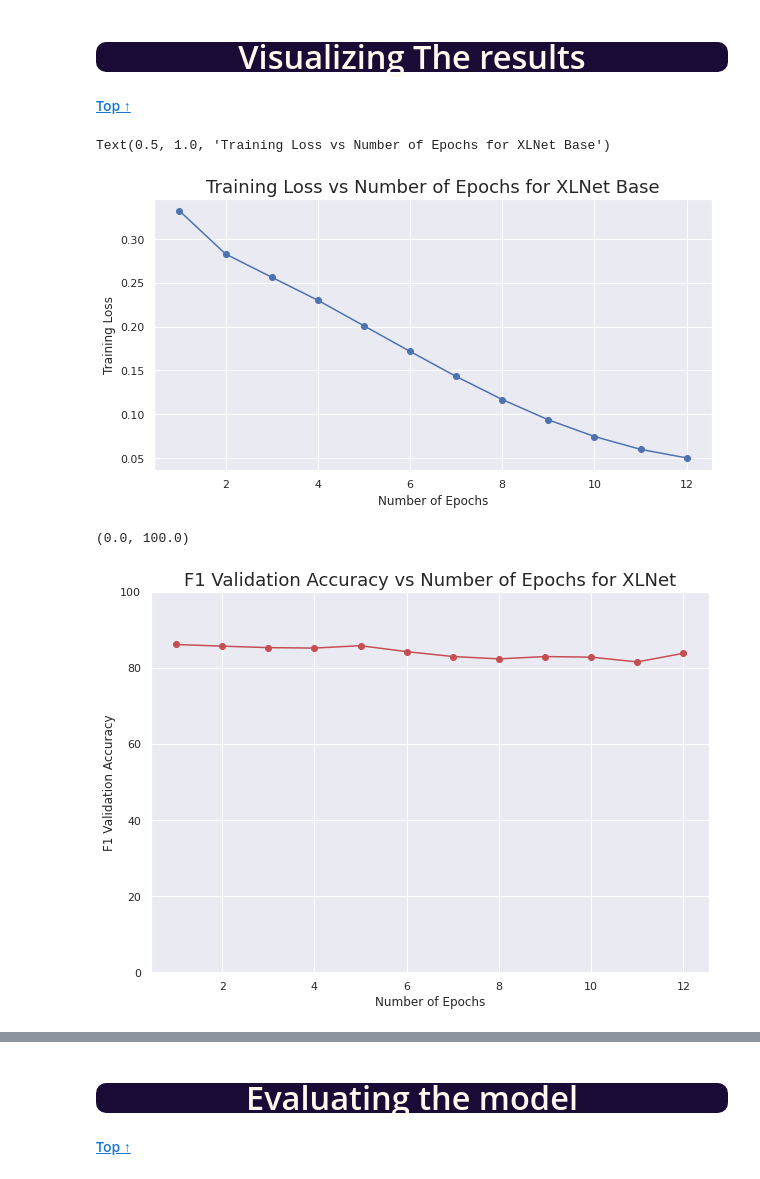
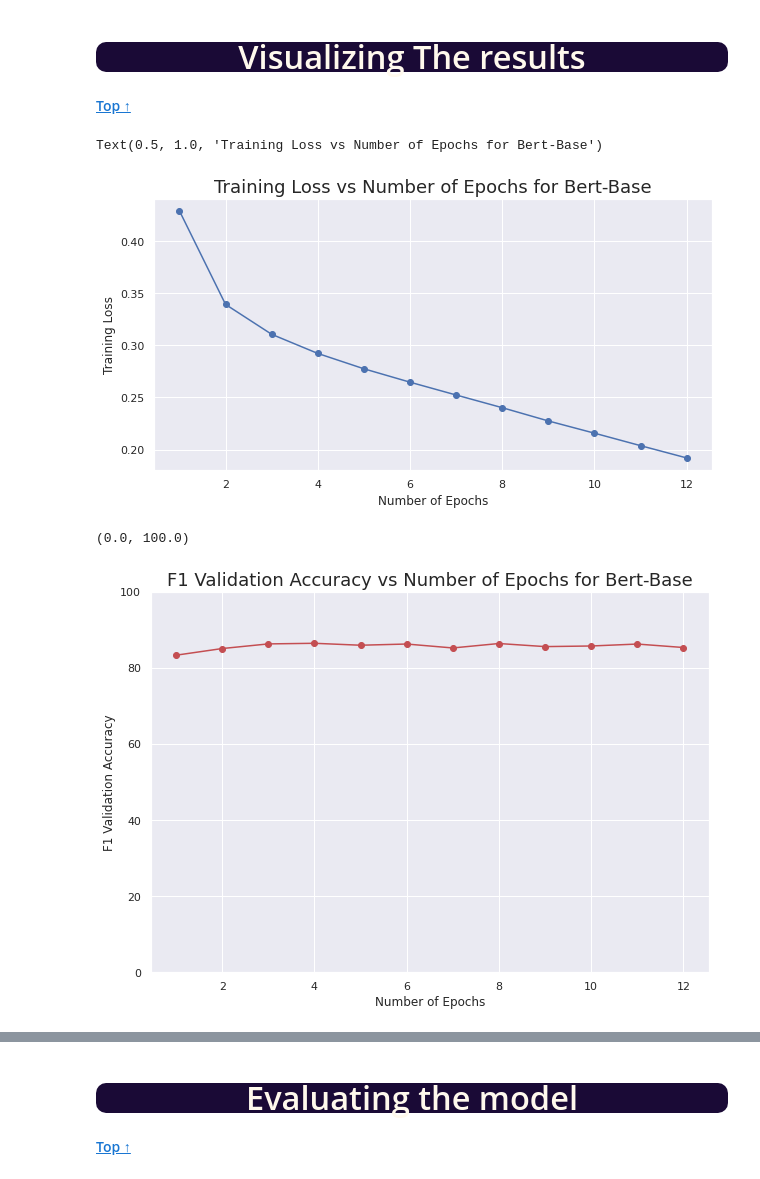
Before and after one commit to Owaiskhan9654/Multi-Label-Classification-of-Pubmed-Articles, a Jupyter notebook: Multi-Label-Classification-of-Pubmed-Articles.ipynb, the cells around one changed output, grey strips where cells are left out. Saved outputs shown, nothing was run; the diff lists cells and outputs as text; code cells hidden in the pictures.

Commit message:
Kaggle Notebook | Multi label Classification of PubMed Articles | Version 25

```diff
--- a/Multi-Label-Classification-of-Pubmed-Articles.ipynb
+++ b/Multi-Label-Classification-of-Pubmed-Articles.ipynb
@@ -281,8 +298,8 @@ Article_train = list(df_train.abstractText.values)
 %%time
 max_length = 128
 #tokenizer = RobertaTokenizer.from_pretrained('distilroberta-base', do_lower_case=False)  # tokenizer
-#tokenizer = BertTokenizer.from_pretrained('bert-base-uncased', do_lower_case=True)
-tokenizer = XLNetTokenizer.from_pretrained('xlnet-base-cased', do_lower_case=False)
+tokenizer = BertTokenizer.from_pretrained('bert-base-uncased', do_lower_case=True)
+#tokenizer = XLNetTokenizer.from_pretrained('xlnet-base-cased', do_lower_case=False)
 
 encodings = tokenizer.batch_encode_plus(Article_train,max_length=max_length,padding=True,truncation=True) # tokenizer's encoding method
 print('tokenizer outputs: ', encodings.keys())
@@ -342,7 +359,7 @@ torch.save(train_dataloader,'train_data_loader')
 %%time
 #Tried Several Models Locally XLNet was performing Best. Note If you are changing the model then change the Tokenizer also
 # model = RobertaForSequenceClassification.from_pretrained('distilroberta-base', num_labels=num_labels)
-# model = BertForSequenceClassification.from_pretrained("bert-base-uncased", num_labels=num_labels)
-model = XLNetForSequenceClassification.from_pretrained("xlnet-base-cased", num_labels=num_labels)
+model = BertForSequenceClassification.from_pretrained("bert-base-uncased", num_labels=num_labels)
+# model = XLNetForSequenceClassification.from_pretrained("xlnet-base-cased", num_labels=num_labels)
 model.cuda()
 # %% [output]
@@ -380,8 +397,8 @@ optimizer_grouped_parameters = [
      'weight_decay_rate': 0.0}
 ]
 # %%
-# optimizer = AdamW(optimizer_grouped_parameters,lr=8e-6,correct_bias=True)
-optimizer = AdamW(model.parameters(),lr=4e-5)  # Default optimization #XL-NET
+optimizer = AdamW(optimizer_grouped_parameters,lr=8e-6)
+# optimizer = AdamW(model.parameters(),lr=4e-5)  # Default optimization #XL-NET
 # %%
 os.environ['TF_FORCE_GPU_ALLOW_GROWTH']='true'
 # %% [markdown]
@@ -570,22 +581,22 @@ df_train_results=pd.DataFrame({'Epochs':num_epochs,'F1 Validation Accuracy':val_
 # %%
 fig, ax = plt.subplots(figsize=(10, 5));
 ax.plot(num_epochs, np.array(training_loss_list) ,'bo-',label="Train Loss")
 ax.set_xlabel("Number of Epochs")
 ax.set_ylabel("Training Loss")
-ax.set_title("Training Loss vs Number of Epochs for XLNet Base",fontsize=18)
+ax.set_title("Training Loss vs Number of Epochs for Bert-Base",fontsize=18)
 # %% [output]
-Text(0.5, 1.0, 'Training Loss vs Number of Epochs for XLNet Base')
+Text(0.5, 1.0, 'Training Loss vs Number of Epochs for Bert-Base')
-[figure, old version]
+[figure, new version]
 # %%
 fig, ax = plt.subplots(figsize=(10, 7));
 ax.plot(num_epochs, np.array(val_f1_accuracy_list),'ro-' ,label="F1 Validation Accuracy")
 ax.set_xlabel("Number of Epochs")
 ax.set_ylabel("F1 Validation Accuracy")
-ax.set_title("F1 Validation Accuracy vs Number of Epochs for XLNet",fontsize=18)
+ax.set_title("F1 Validation Accuracy vs Number of Epochs for Bert-Base",fontsize=18)
 ax.set_ylim(0, 100)
 # %% [output]
 (0.0, 100.0)
-[figure, old version]
+[figure, new version]
 # %%
 fig, ax = plt.subplots(figsize=(10, 5));
 ax.plot(num_epochs, np.array(val_flat_accuracy_list),'go-', label="Flat Validation Accuracy")
```
Also changed, not shown: parts of 20 cells of this notebook.
